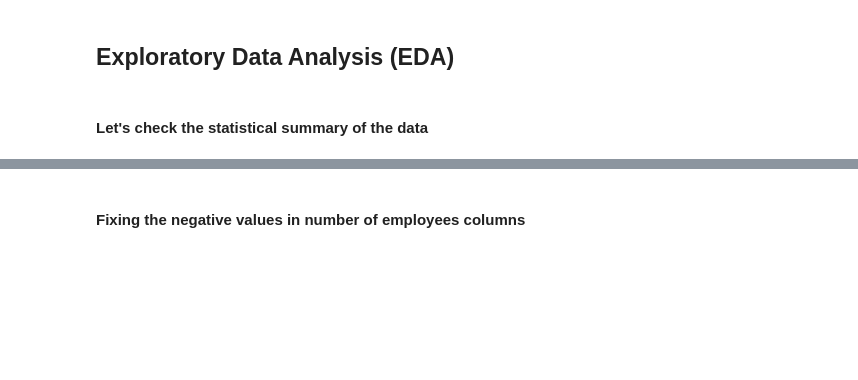
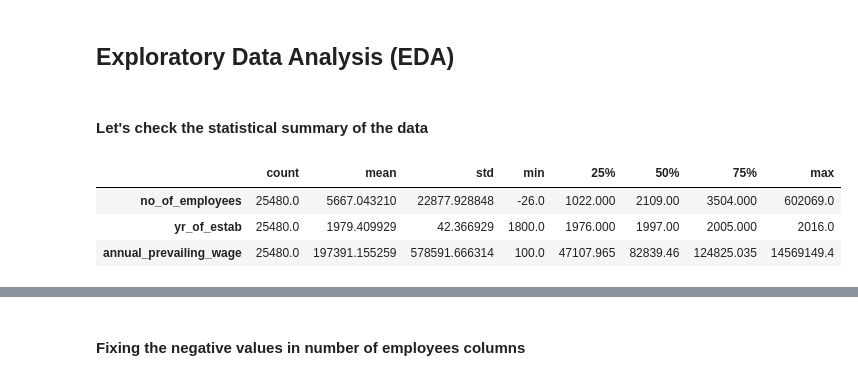
Before and after one commit to AkshayGovindaraj/GoogleColab, a Jupyter notebook: EasyVisa_Full_Code_Notebookv1.ipynb, the cells around one changed output, grey strips where cells are left out. Saved outputs shown, nothing was run; the diff lists cells and outputs as text; code cells hidden in the pictures; blank space fills up the shorter version.

```diff
--- a/EasyVisa_Full_Code_Notebookv1.ipynb
+++ b/EasyVisa_Full_Code_Notebookv1.ipynb
@@ -221,3 +221,10 @@ data.head()
 ## Exploratory Data Analysis (EDA)
 # %% [markdown]
 #### Let's check the statistical summary of the data
+# %%
+data.describe().T
+# %% [output]
+|  | count | mean | std | min | 25% | 50% | 75% | max |
+| no_of_employees | 25480.0 | 5667.043210 | 22877.928848 | -26.0 | 1022.000 | 2109.00 | 3504.000 | 602069.0 |
+| yr_of_estab | 25480.0 | 1979.409929 | 42.366929 | 1800.0 | 1976.000 | 1997.00 | 2005.000 | 2016.0 |
+| annual_prevailing_wage | 25480.0 | 197391.155259 | 578591.666314 | 100.0 | 47107.965 | 82839.46 | 124825.035 | 14569149.4 |
```
Also changed, not shown: parts of 16 cells of this notebook.
